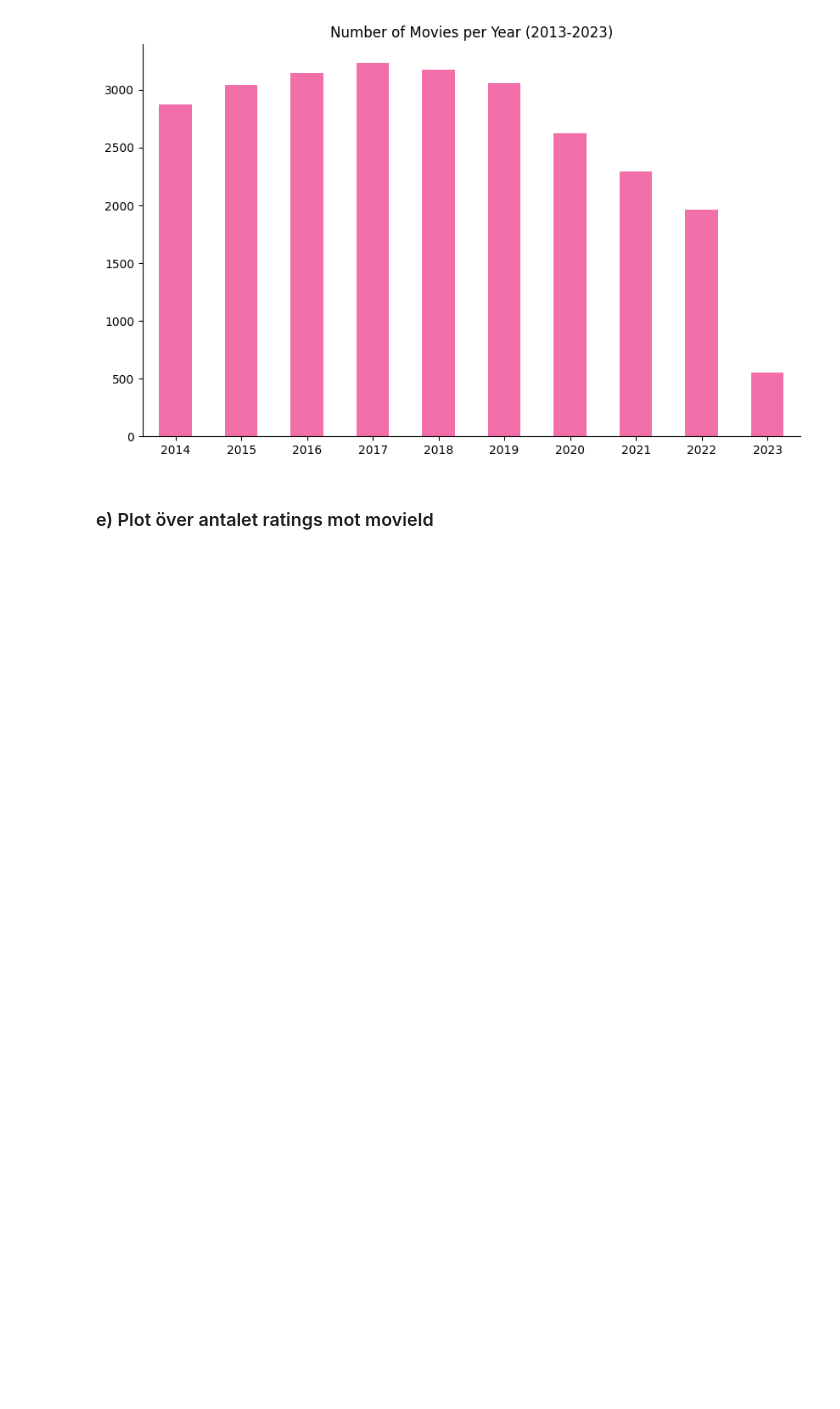
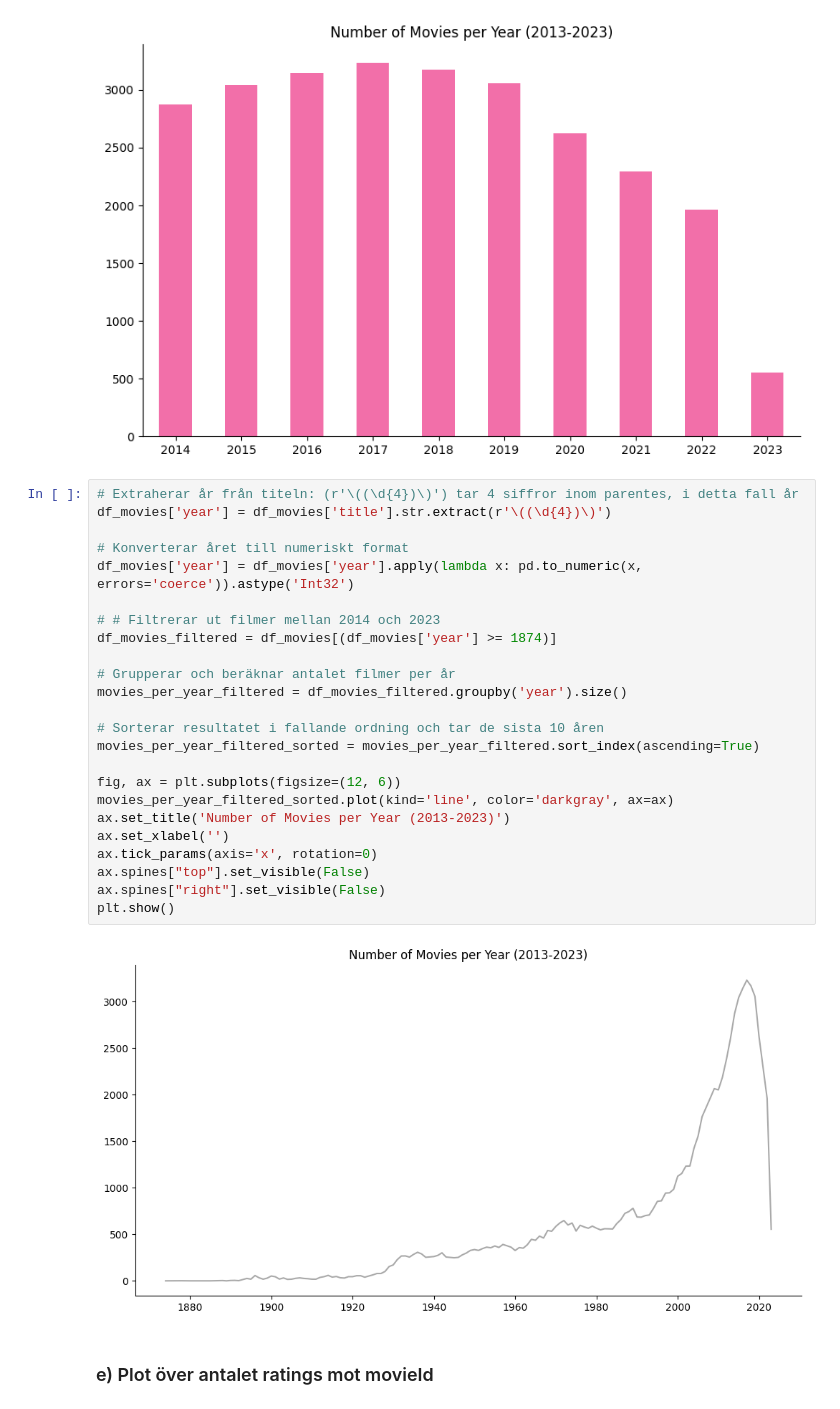
Before and after one commit to SandraAnder/AI-Sandra-Andersson-OPA23, a Jupyter notebook: labs/Lab1/Lab1.ipynb, the cells around one changed output. Saved outputs shown, nothing was run; the diff lists cells and outputs as text; blank space fills up the shorter version.

```diff
--- a/labs/Lab1/Lab1.ipynb
+++ b/labs/Lab1/Lab1.ipynb
@@ -180,6 +180,32 @@ ax.spines["right"].set_visible(False)
 plt.show()
 # %% [output]
 [figure]
+# %%
+# Extraherar år från titeln: (r'\((\d{4})\)') tar 4 siffror inom parentes, i detta fall år
+df_movies['year'] = df_movies['title'].str.extract(r'\((\d{4})\)')
+
+# Konverterar året till numeriskt format
+df_movies['year'] = df_movies['year'].apply(lambda x: pd.to_numeric(x, errors='coerce')).astype('Int32')
+
+# # Filtrerar ut filmer mellan 2014 och 2023
+df_movies_filtered = df_movies[(df_movies['year'] >= 1874)]
+
+# Grupperar och beräknar antalet filmer per år
+movies_per_year_filtered = df_movies_filtered.groupby('year').size()
+
+# Sorterar resultatet i fallande ordning och tar de sista 10 åren
+movies_per_year_filtered_sorted = movies_per_year_filtered.sort_index(ascending=True)
+
+fig, ax = plt.subplots(figsize=(12, 6))
+movies_per_year_filtered_sorted.plot(kind='line', color='darkgray', ax=ax)
+ax.set_title('Number of Movies per Year (2013-2023)')
+ax.set_xlabel('')
+ax.tick_params(axis='x', rotation=0)
+ax.spines["top"].set_visible(False)
+ax.spines["right"].set_visible(False)
+plt.show()
+# %% [output]
+[figure, added]
 # %% [markdown]
 ### e) Plot över antalet ratings mot movieId
 # %%
```
Also changed, not shown: parts of 21 cells of this notebook, 1 other file.
